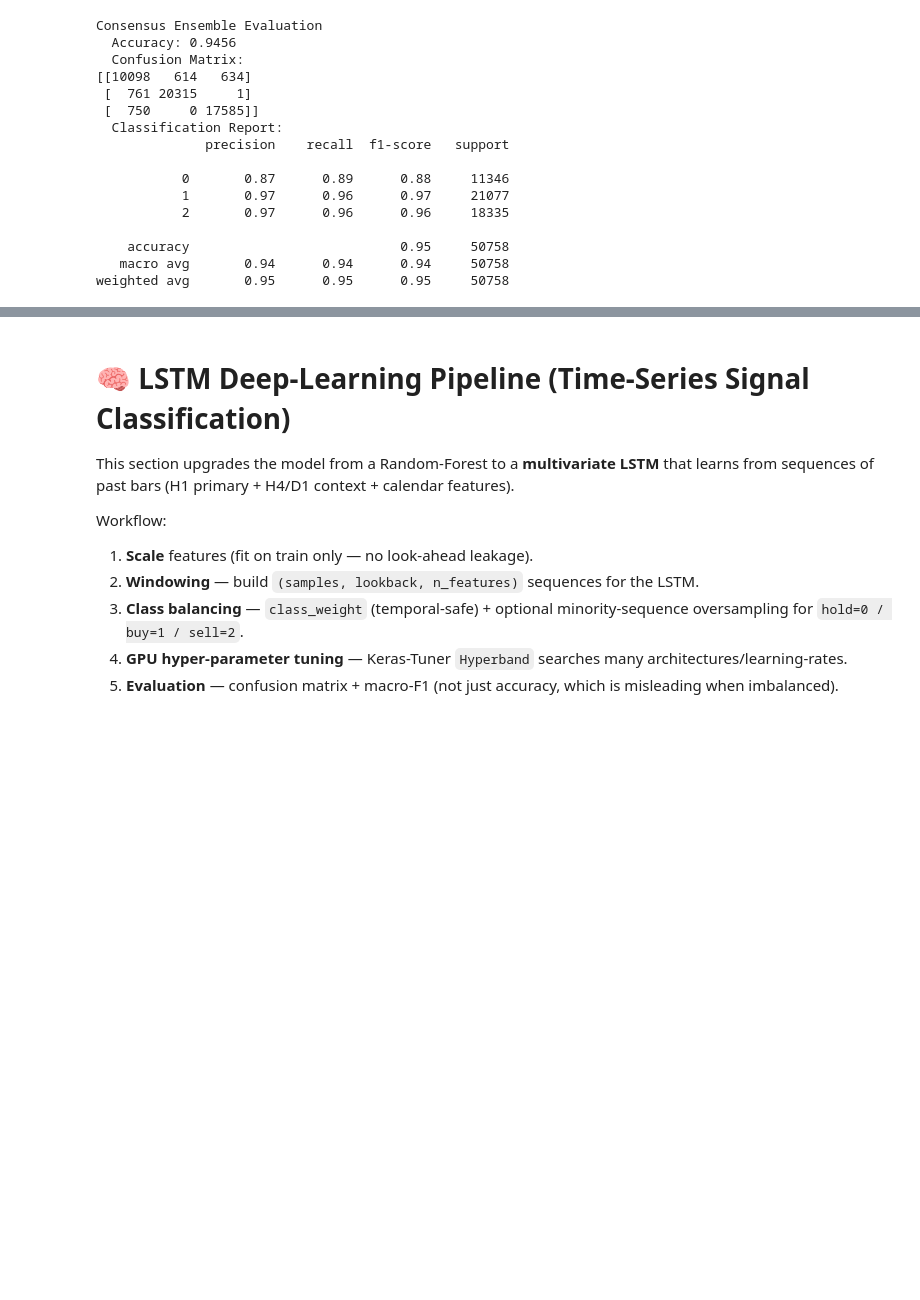
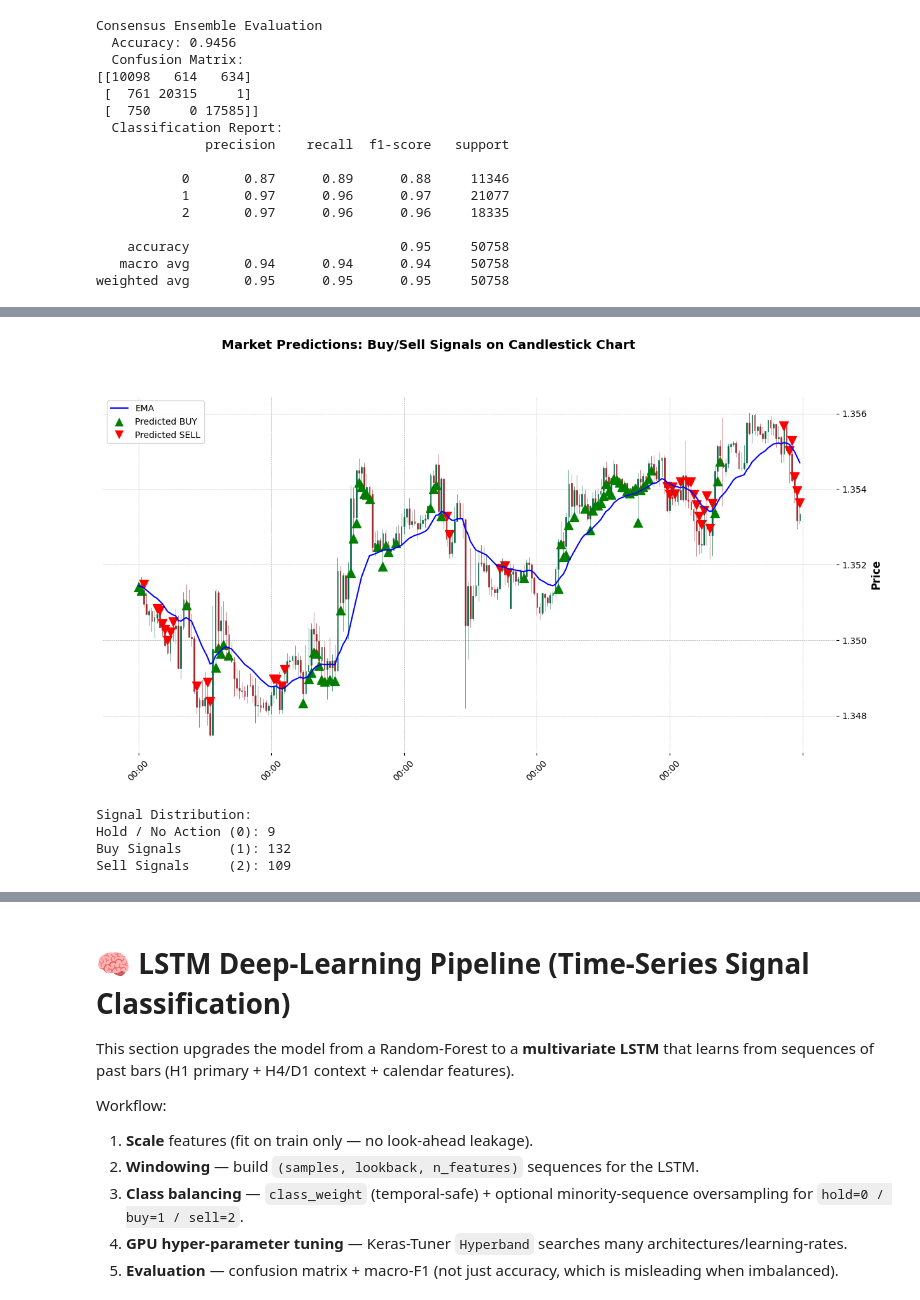
Before and after one commit to dbright123/Dbot-Advance1, a Jupyter notebook: market_prediction.ipynb, the cells around one changed output, grey strips where cells are left out. Drawn from its saved outputs; the diff is of its cells as text; code cells hidden in the pictures; blank space fills up the shorter version.

```diff
--- a/market_prediction.ipynb
+++ b/market_prediction.ipynb
@@ -236,8 +253,8 @@ df
 # %%
 main_col = ['open', 'high', 'low', 'close', 'volume']
-time_col = ['hour','minute','day', 'month', 'day_of_week']
+time_col = ['hour','minute','day', 'month', 'day_of_week','a_price']
 
-n = 10
+n = 2
 
 FEATURE_NAMES = []
 FEATURE_NAMES.extend(main_col)
@@ -459,7 +500,7 @@ def predict_and_plot_signals(model, df, feature_columns,
     ohlc_df.columns = ['Open', 'High', 'Low', 'Close']
 
     # NEW: Calculate 21-period Exponential Moving Average on the Close price
-    ohlc_df['EMA_50'] = ohlc_df['Close'].ewm(span=50, adjust=False).mean()
+    ohlc_df['EMA_50'] = ohlc_df['Close'].ewm(span=21, adjust=False).mean()
 
     # --- 3. Make predictions ---
     X = data[feature_columns].values
@@ -506,7 +547,7 @@ def predict_and_plot_signals(model, df, feature_columns,
 
     # --- 7. Legend (Updated to include EMA 21) ---
     legend_elements = [
-        Line2D([0], [0], color='blue', lw=1.5, label='EMA 50'),
+        Line2D([0], [0], color='blue', lw=1.5, label='EMA'),
         Line2D([0], [0], marker='^', color='w', markerfacecolor='green',
                markersize=12, label='Predicted BUY'),
         Line2D([0], [0], marker='v', color='w', markerfacecolor='red',
@@ -521,3 +562,6 @@ def predict_and_plot_signals(model, df, feature_columns,
     print(f"Hold / No Action (0): {len(data[data['predicted_label'] == 0])}")
     print(f"Buy Signals      (1): {len(data[data['predicted_label'] == 1])}")
     print(f"Sell Signals     (2): {len(data[data['predicted_label'] == 2])}")
+
+predict_and_plot_signals(rf_model, df_test[-250:], FEATURE_NAMES)
+# %% [output]
@@ -523,0 +572,5 @@ def predict_and_plot_signals(model, df, feature_columns,
+[figure, added]
+Signal Distribution:
+Hold / No Action (0): 9
+Buy Signals      (1): 132
+Sell Signals     (2): 109
```
Also changed, not shown: parts of 17 cells of this notebook, 2 other files.
